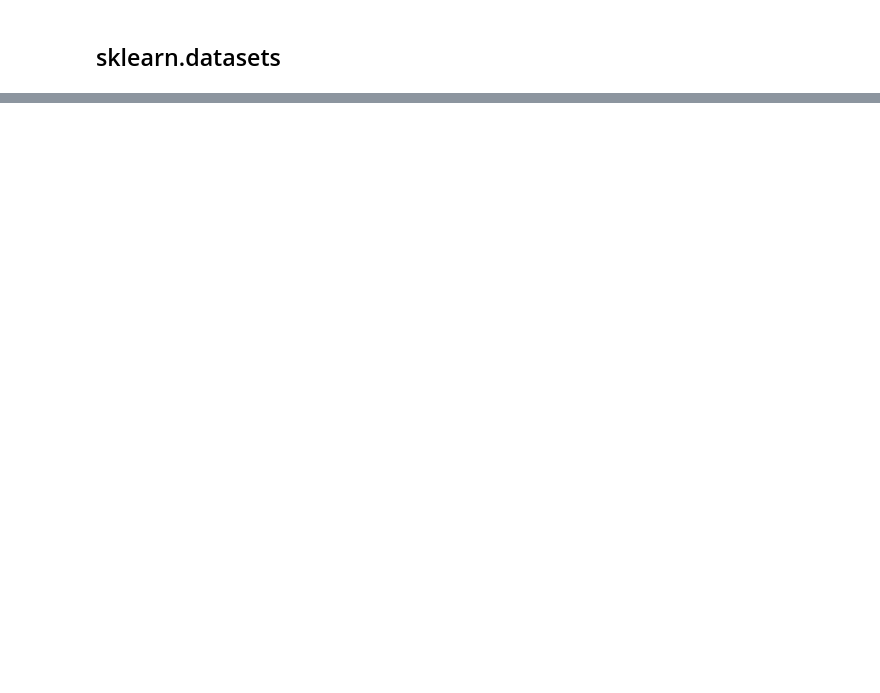
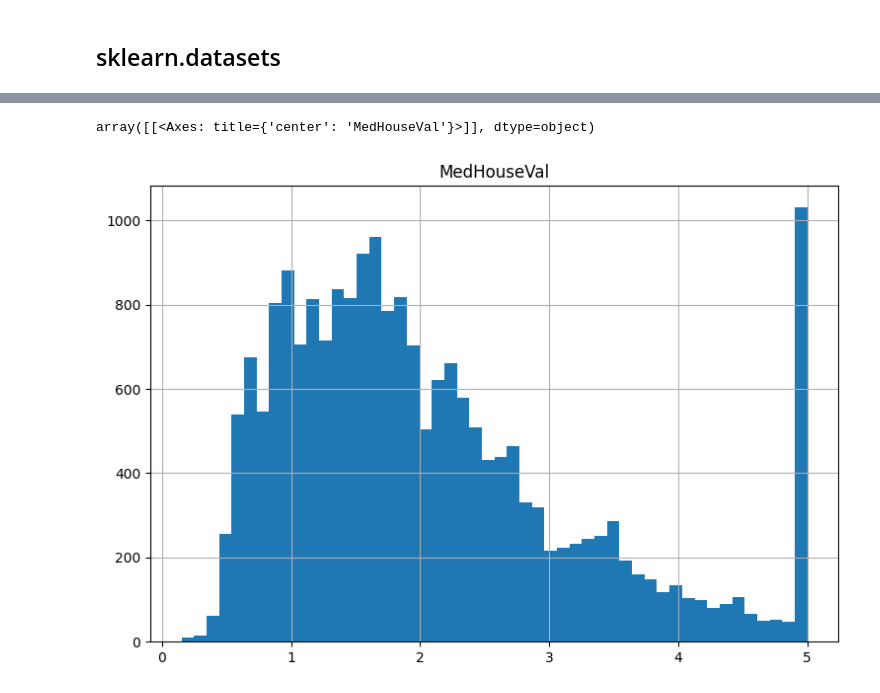
Before and after one commit to pablocurcodev/machine_learning, a Jupyter notebook: Datasets.ipynb, the cells around one changed output, grey strips where cells are left out. Cells and saved outputs as stored; diff of their text form; code cells hidden in the pictures; blank space fills up the shorter version.

```diff
--- a/Datasets.ipynb
+++ b/Datasets.ipynb
@@ -379,0 +398,6 @@ df.head()
+# %%
+df.hist(column='MedHouseVal',
+             bins=50, figsize=(9,6))
+# %% [output]
+array([[<Axes: title={'center': 'MedHouseVal'}>]], dtype=object)
+[figure, added]
```
Also changed, not shown: parts of 22 cells of this notebook.
